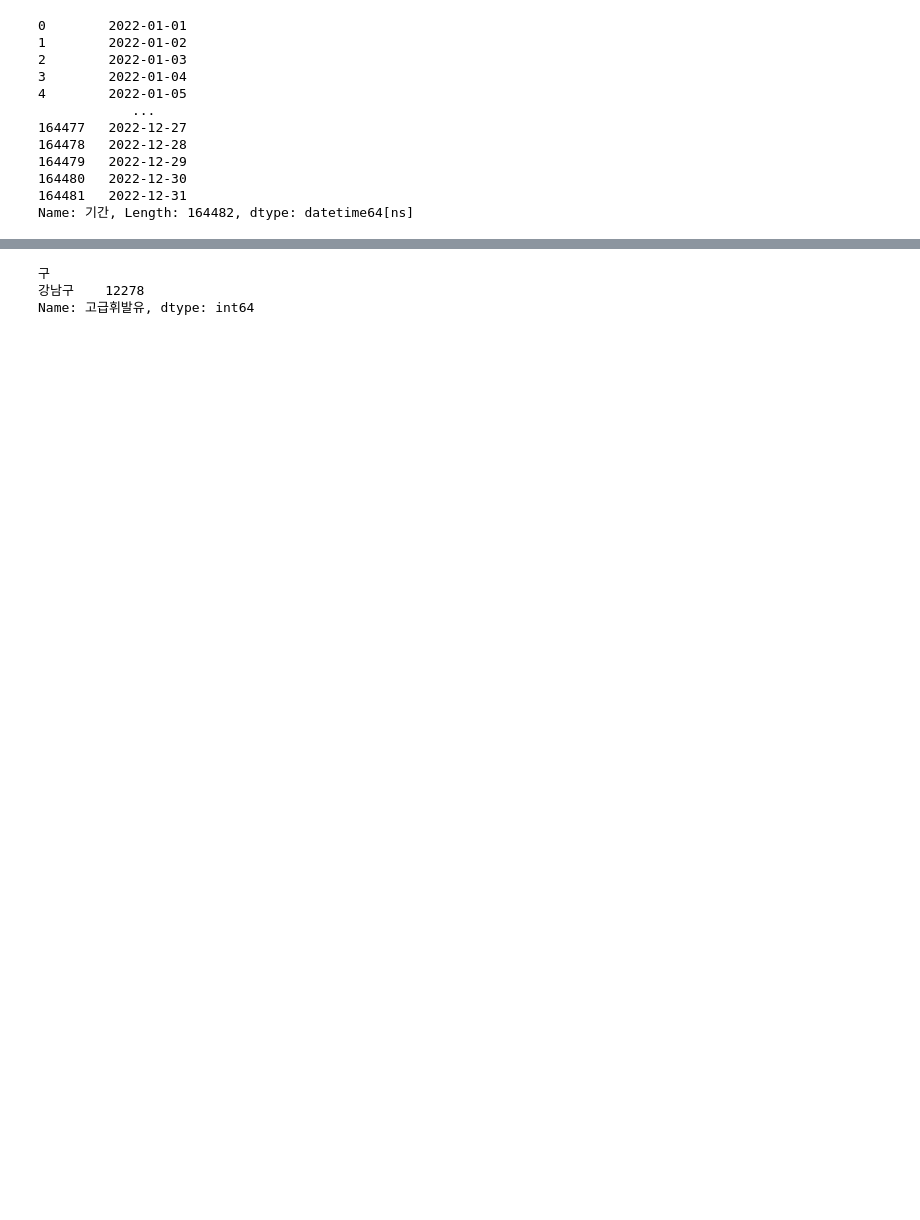
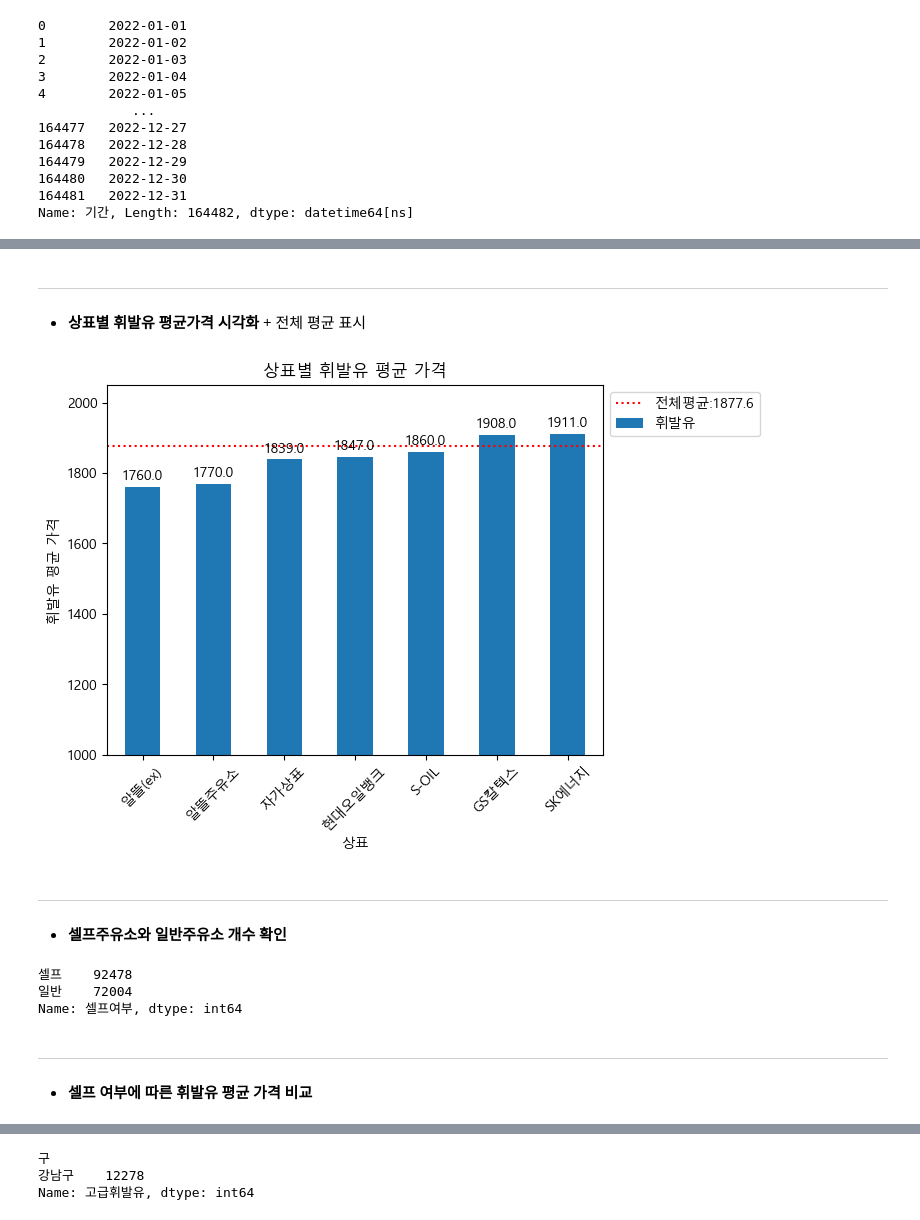
Before and after one commit to clerknek/PlayData, a Jupyter notebook: +실습/주유소가격 데이터 분석/주유소가격 데이터 분석.ipynb, the cells around one changed output, grey strips where cells are left out. Saved outputs shown, nothing was run; the diff lists cells and outputs as text; code cells hidden in the pictures; blank space fills up the shorter version.

```diff
--- a/+실습/주유소가격 데이터 분석/주유소가격 데이터 분석.ipynb
+++ b/+실습/주유소가격 데이터 분석/주유소가격 데이터 분석.ipynb
@@ -160,7 +306,3 @@ df.head()
 | 2 | A0006039 | 서울 강남구 | (유)동하석유 힐탑셀프주유소 | 서울 강남구 논현로 640 | 2022-01-03 | SK에너지 | 셀프 | 1887 | 1737 | 1587 | 0 | ... |
 | 3 | A0006039 | 서울 강남구 | (유)동하석유 힐탑셀프주유소 | 서울 강남구 논현로 640 | 2022-01-04 | SK에너지 | 셀프 | 1887 | 1737 | 1587 | 0 | ... |
 | 4 | A0006039 | 서울 강남구 | (유)동하석유 힐탑셀프주유소 | 서울 강남구 논현로 640 | 2022-01-05 | SK에너지 | 셀프 | 1887 | 1737 | 1587 | 0 | ... |
-# %%
-# 요일 - 0:월, 1:화, 2:수, 3:목, 4:금, 5:토, 6:일 로 변경
-weekday_list = '월화수목금토일'
-df['요일']=df.apply(lambda x : weekday_list[x['요일']], axis = 1)
@@ -167,3 +347,5 @@ df['요일']=df.apply(lambda x : weekday_list[x['요일']], axis = 1)
+# %%
+df['요일']=df['요일'].apply(lambda x : '월화수목금토일'[x])
 # %%
 df.head()
 # %% [output]
@@ -406,0 +496,3 @@ Name: 휘발유, dtype: int64
+# %%
+상표별_휘발유_평균가격=df.query("휘발유 != 0").groupby('상표')['휘발유'].mean().sort_values()  # 0을 뺐을 때
+상표별_휘발유_평균가격
@@ -406,0 +509,34 @@ Name: 휘발유, dtype: int64
+# %% [markdown]
+------
+# %% [markdown]
+- **상표별 휘발유 평균가격 시각화**  + 전체 평균 표시
+# %%
+import matplotlib.pyplot as plt
+휘발유_전체_평균 = np.round(df['휘발유'].mean(), 2)
+
+상표별_휘발유_평균가격.plot(kind='bar', title='상표별 휘발유 평균 가격', xlabel='상표', ylabel='휘발유 평균 가격', rot=45)
+plt.axhline(휘발유_전체_평균, color='red', linestyle=':', label=f'전체평균:{휘발유_전체_평균}')
+
+for i in range(상표별_휘발유_평균가격.size):      # 상표별 휘발유 평균 가격 표시
+    txt = str(np.round(상표별_휘발유_평균가격[i]))
+    plt.text(i-0.3, 상표별_휘발유_평균가격[i]+20, txt)
+
+plt.ylim(1000, 2050)
+plt.legend(bbox_to_anchor=(1, 1), loc='upper left')
+plt.show()
+# %% [output]
+[figure, added]
+# %% [markdown]
+------
+# %% [markdown]
+- **셀프주유소와 일반주유소 개수 확인**
+# %%
+df['셀프여부'].value_counts()
+# %% [output]
+셀프    92478
+일반    72004
+Name: 셀프여부, dtype: int64
+# %% [markdown]
+------
+# %% [markdown]
+- **셀프 여부에 따른 휘발유 평균 가격 비교**
```
Also changed, not shown: parts of 144 cells of this notebook, 1 other file.
